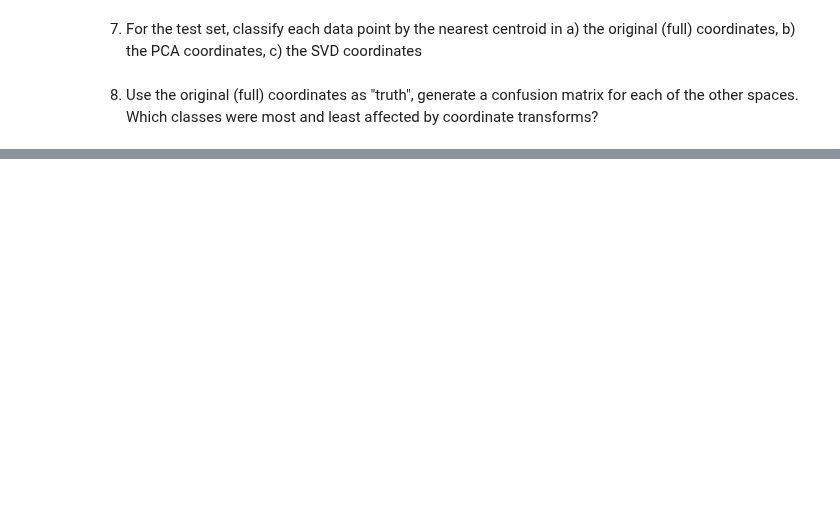
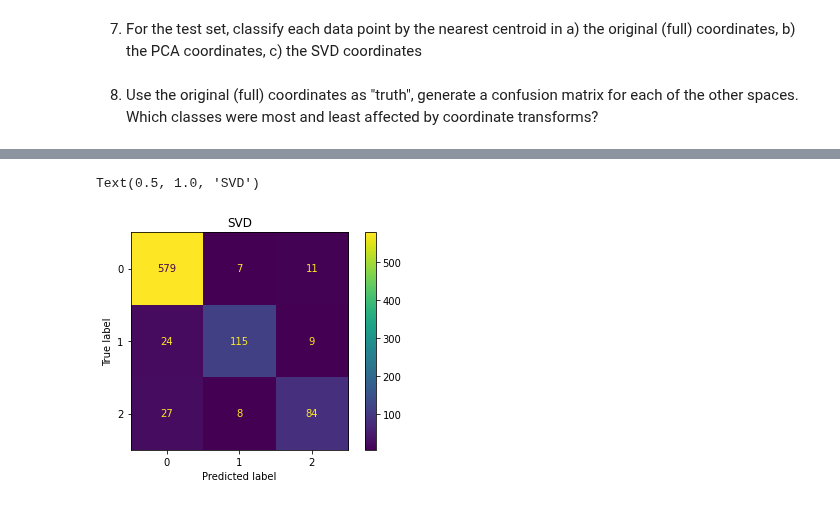
Before and after one commit to egagli/amath563, a Jupyter notebook: labs/8/Lab_8_AMATH_Decomposition.ipynb, the cells around one changed output, grey strips where cells are left out. Drawn from its saved outputs; the diff is of its cells as text; code cells hidden in the pictures; blank space fills up the shorter version.

```diff
--- a/labs/8/Lab_8_AMATH_Decomposition.ipynb
+++ b/labs/8/Lab_8_AMATH_Decomposition.ipynb
@@ -340,0 +380,7 @@ ValueError: ignored
+# %%
+f,ax=plt.subplots()
+ConfusionMatrixDisplay(confusion_matrix(test['Labels_kmeans'],test['Labels_svd'])).plot(ax=ax)
+ax.set_title('SVD')
+# %% [output]
+Text(0.5, 1.0, 'SVD')
+[figure, added]
```
Also changed, not shown: parts of 17 cells of this notebook.
